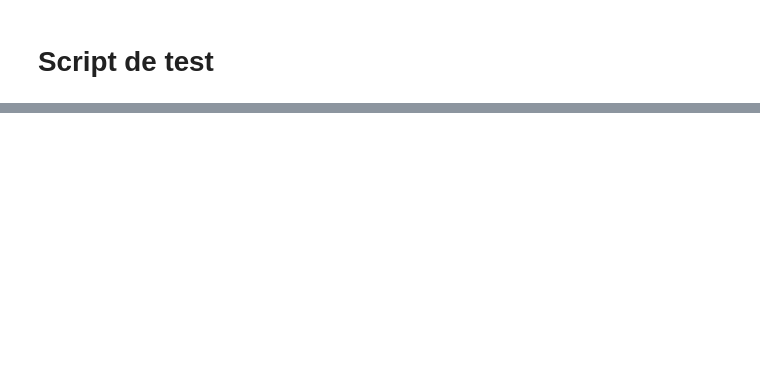
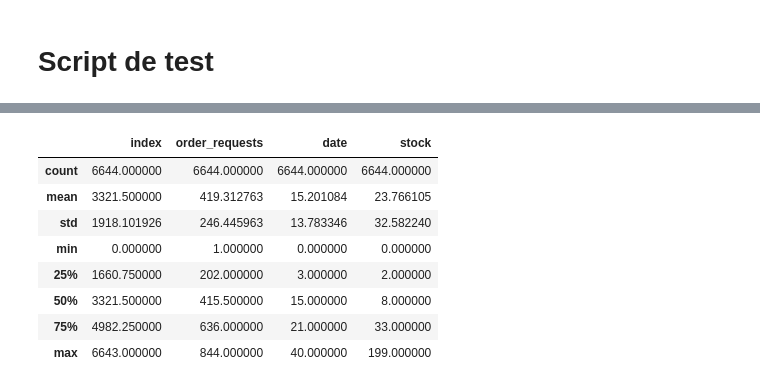
Before and after one commit to TryoenJ/Defi-IA, a Jupyter notebook: test.ipynb, the cells around one changed output, grey strips where cells are left out. Cells and saved outputs as stored; diff of their text form; code cells hidden in the pictures; blank space fills up the shorter version.

```diff
--- a/test.ipynb
+++ b/test.ipynb
@@ -30,0 +92,12 @@ test.dtypes
+# %%
+test.describe()
+# %% [output]
+|  | index | order_requests | date | stock |
+| count | 6644.000000 | 6644.000000 | 6644.000000 | 6644.000000 |
+| mean | 3321.500000 | 419.312763 | 15.201084 | 23.766105 |
+| std | 1918.101926 | 246.445963 | 13.783346 | 32.582240 |
+| min | 0.000000 | 1.000000 | 0.000000 | 0.000000 |
+| 25% | 1660.750000 | 202.000000 | 3.000000 | 2.000000 |
+| 50% | 3321.500000 | 415.500000 | 15.000000 | 8.000000 |
+| 75% | 4982.250000 | 636.000000 | 21.000000 | 33.000000 |
+| max | 6643.000000 | 844.000000 | 40.000000 | 199.000000 |
```
Also changed, not shown: parts of 7 cells of this notebook.
